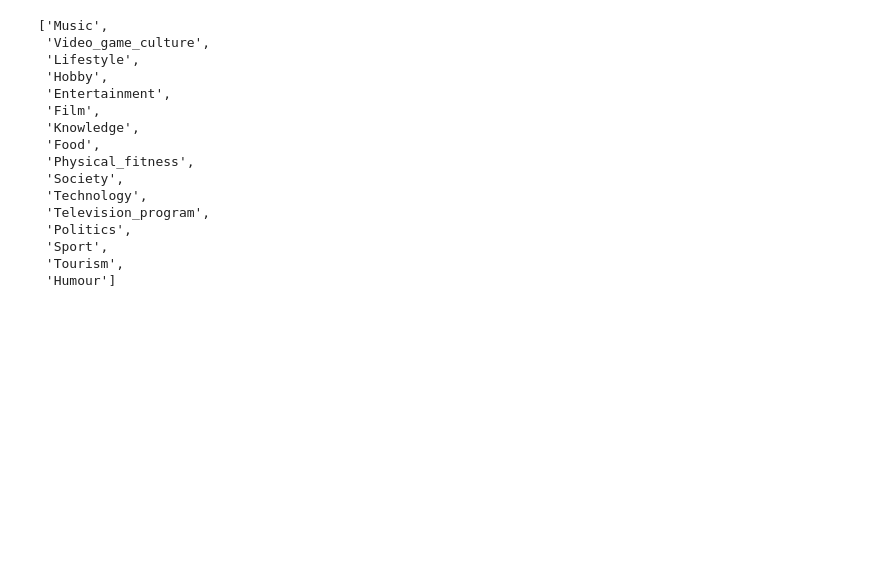
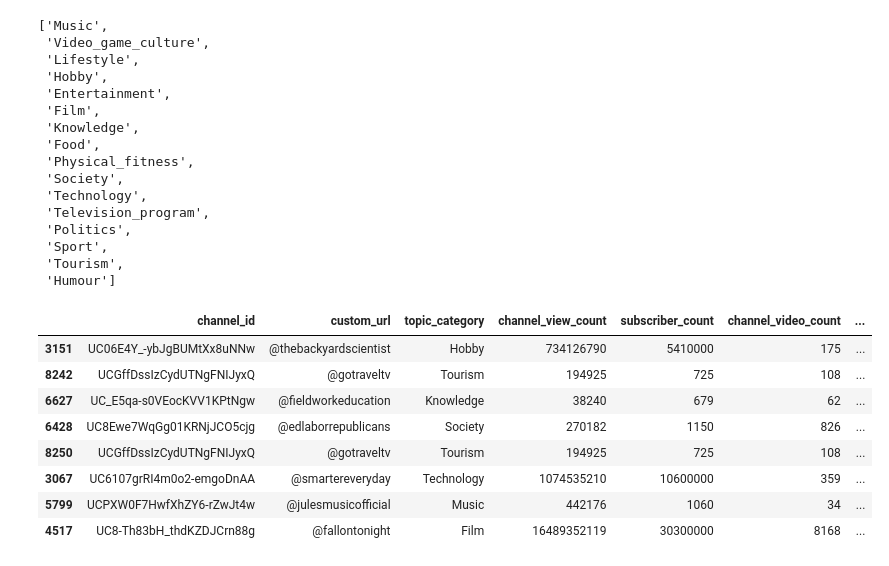
Before and after one commit to SNEHALDD/Youtube_Video_Analysis, a Jupyter notebook: Database/cleaning_dataframe.ipynb, the cells around one changed output. Drawn from its saved outputs; the diff is of its cells as text; code cells hidden in the pictures; blank space fills up the shorter version.

```diff
--- a/Database/cleaning_dataframe.ipynb
+++ b/Database/cleaning_dataframe.ipynb
@@ -658,3 +658,17 @@ df['topic_category'].unique().tolist()
  'Humour']
 # %%
 df.to_csv("ready_for_sql/clean_joined_data.csv", index=False)
+# %%
+#add day of week published to the clean joined data
+file=pd.read_csv("ready_for_sql/clean_joined_data.csv")
+file.sample(8)
+# %% [output]
+|  | channel_id | custom_url | topic_category | channel_view_count | subscriber_count | channel_video_count | ... |
+| 3151 | UC06E4Y_-ybJgBUMtXx8uNNw | @thebackyardscientist | Hobby | 734126790 | 5410000 | 175 | ... |
+| 8242 | UCGffDssIzCydUTNgFNIJyxQ | @gotraveltv | Tourism | 194925 | 725 | 108 | ... |
+| 6627 | UC_E5qa-s0VEocKVV1KPtNgw | @fieldworkeducation | Knowledge | 38240 | 679 | 62 | ... |
+| 6428 | UC8Ewe7WqGg01KRNjJCO5cjg | @edlaborrepublicans | Society | 270182 | 1150 | 826 | ... |
+| 8250 | UCGffDssIzCydUTNgFNIJyxQ | @gotraveltv | Tourism | 194925 | 725 | 108 | ... |
+| 3067 | UC6107grRI4m0o2-emgoDnAA | @smartereveryday | Technology | 1074535210 | 10600000 | 359 | ... |
+| 5799 | UCPXW0F7HwfXhZY6-rZwJt4w | @julesmusicofficial | Music | 442176 | 1060 | 34 | ... |
+| 4517 | UC8-Th83bH_thdKZDJCrn88g | @fallontonight | Film | 16489352119 | 30300000 | 8168 | ... |
```
Also changed, not shown: parts of 5 cells of this notebook, 2 other files.
